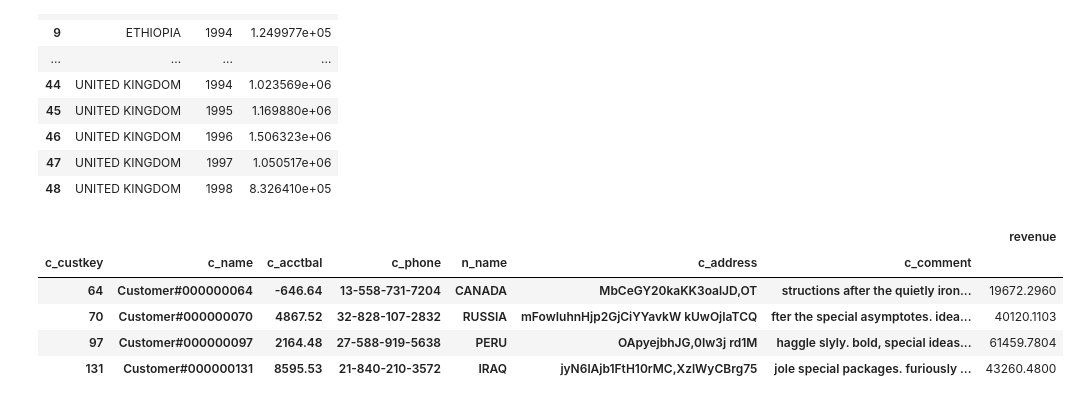
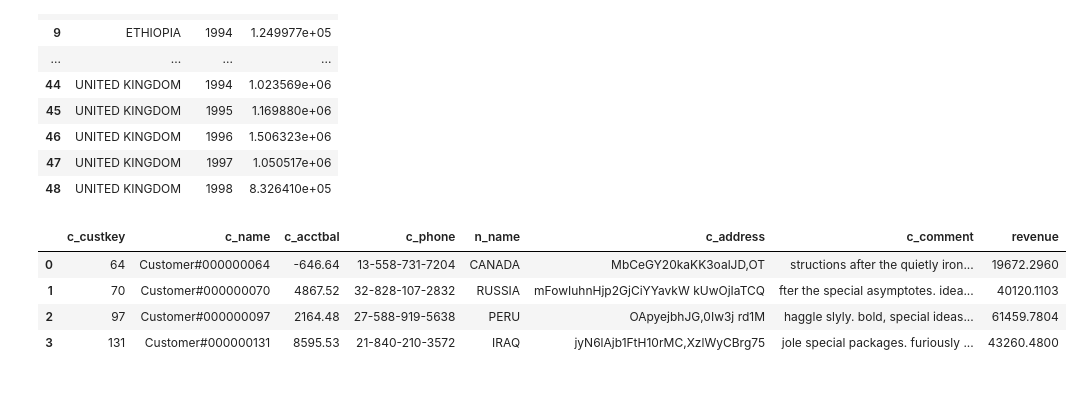
Before and after one commit to Unka-Malloc/pandas-sdql.py, a Jupyter notebook: pandas-query.ipynb, the cells around one changed output. Cells and saved outputs as stored; diff of their text form; code cells hidden in the pictures.

```diff
--- a/pandas-query.ipynb
+++ b/pandas-query.ipynb
@@ -334,28 +378,27 @@ r.groupby(['nation', 'o_year'], as_index=False).agg(sum_profit=('amount', 'sum')
 # %%
 # TPCH - 10
 var1 = '1993-08-01'
 var2 = '1993-11-01'  # var1 + 3 month
 
 customer = pandas.read_table(rf'{path}\customer.tbl', sep='|', index_col=False, header=None, names=pysdql.CUSTOMER_COLS)
 orders = pandas.read_table(rf'{path}\orders.tbl', sep='|', index_col=False, header=None, names=pysdql.ORDERS_COLS)
 lineitem = pandas.read_table(rf'{path}\lineitem.tbl', sep='|', index_col=False, header=None, names=pysdql.LINEITEM_COLS)
 nation = pandas.read_table(rf'{path}\nation.tbl', sep='|', index_col=False, header=None, names=pysdql.NATION_COLS)
 
 part_o = orders[(orders['o_orderdate'] >= var1) & (orders['o_orderdate'] < var2)]
 
 r = customer.merge(part_o, how='inner', left_on='c_custkey', right_on='o_custkey')
 r = r.merge(nation, how='inner', left_on='c_nationkey', right_on='n_nationkey')
 
 part_l = lineitem[lineitem['l_returnflag'] == 'R']
 r = r.merge(part_l, how='inner', left_on='o_custkey', right_on='l_orderkey')
 
 r['value'] = r['l_extendedprice'] * (1 - r['l_discount'])
 
-r.groupby(['c_custkey', 'c_name', 'c_acctbal', 'c_phone', 'n_name', 'c_address', 'c_comment']).agg(revenue=('value', 'sum'))
+r.groupby(['c_custkey', 'c_name', 'c_acctbal', 'c_phone', 'n_name', 'c_address', 'c_comment'], as_index=False).agg(revenue=('value', 'sum'))
 # %% [output]
-|  |  |  |  |  |  |  | revenue |
-| c_custkey | c_name | c_acctbal | c_phone | n_name | c_address | c_comment |  |
-| 64 | Customer#000000064 | -646.64 | 13-558-731-7204 | CANADA | MbCeGY20kaKK3oalJD,OT | structions after the quietly iron... | 19672.2960 |
-| 70 | Customer#000000070 | 4867.52 | 32-828-107-2832 | RUSSIA | mFowIuhnHjp2GjCiYYavkW kUwOjIaTCQ | fter the special asymptotes. idea... | 40120.1103 |
-| 97 | Customer#000000097 | 2164.48 | 27-588-919-5638 | PERU | OApyejbhJG,0Iw3j rd1M | haggle slyly. bold, special ideas... | 61459.7804 |
-| 131 | Customer#000000131 | 8595.53 | 21-840-210-3572 | IRAQ | jyN6lAjb1FtH10rMC,XzlWyCBrg75 | jole special packages. furiously ... | 43260.4800 |
+|  | c_custkey | c_name | c_acctbal | c_phone | n_name | c_address | c_comment | revenue |
+| 0 | 64 | Customer#000000064 | -646.64 | 13-558-731-7204 | CANADA | MbCeGY20kaKK3oalJD,OT | structions after the quietly iron... | 19672.2960 |
+| 1 | 70 | Customer#000000070 | 4867.52 | 32-828-107-2832 | RUSSIA | mFowIuhnHjp2GjCiYYavkW kUwOjIaTCQ | fter the special asymptotes. idea... | 40120.1103 |
+| 2 | 97 | Customer#000000097 | 2164.48 | 27-588-919-5638 | PERU | OApyejbhJG,0Iw3j rd1M | haggle slyly. bold, special ideas... | 61459.7804 |
+| 3 | 131 | Customer#000000131 | 8595.53 | 21-840-210-3572 | IRAQ | jyN6lAjb1FtH10rMC,XzlWyCBrg75 | jole special packages. furiously ... | 43260.4800 |
```
Also changed, not shown: parts of 16 cells of this notebook, 16 other files.
